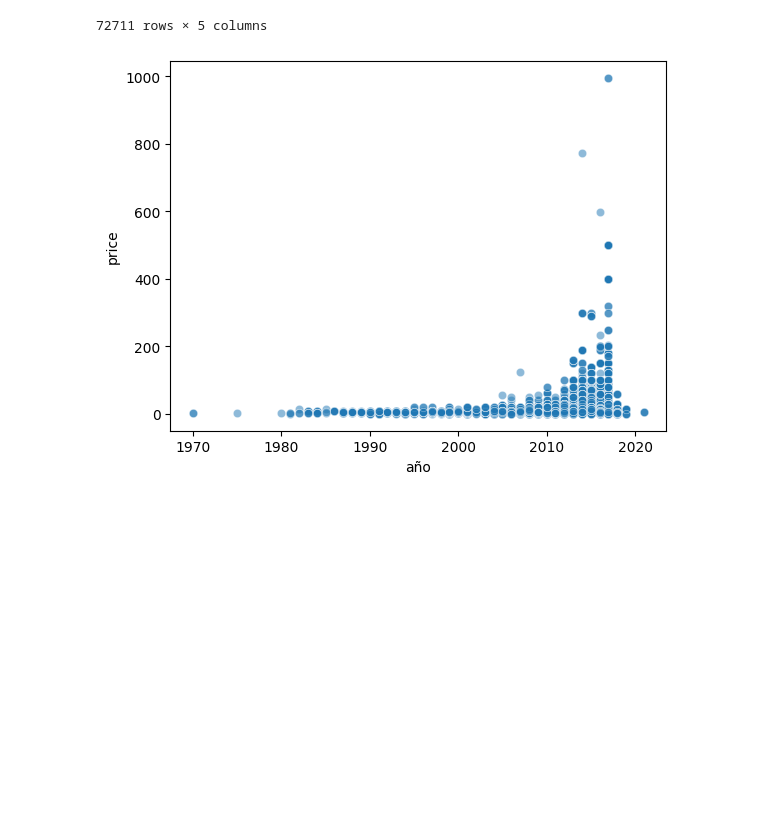
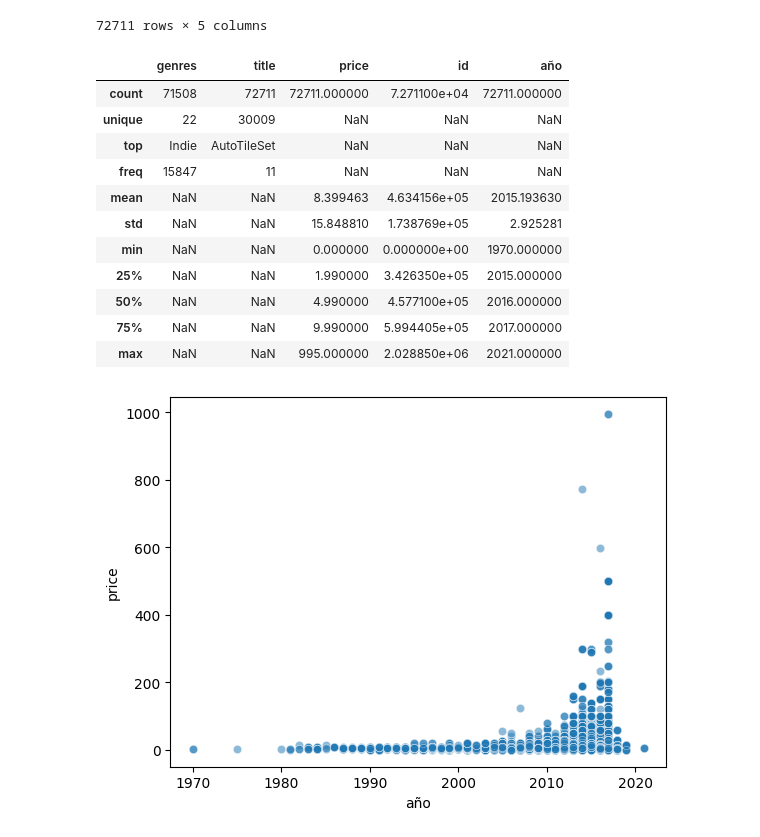
Before and after one commit to Lukitens/PI_ML_OPS, a Jupyter notebook: eda.ipynb, the cells around one changed output. Saved outputs shown, nothing was run; the diff lists cells and outputs as text; code cells hidden in the pictures; blank space fills up the shorter version.

```diff
--- a/eda.ipynb
+++ b/eda.ipynb
@@ -90,6 +105,21 @@ steam_games
 | 72709 | Casual | EXIT 2 - Directions | 4.99 | 658870 | 2017 |
 | 72710 | Indie | EXIT 2 - Directions | 4.99 | 658870 | 2017 |
 72711 rows × 5 columns
+# %%
+steam_games.describe(include="all")
+# %% [output]
+|  | genres | title | price | id | año |
+| count | 71508 | 72711 | 72711.000000 | 7.271100e+04 | 72711.000000 |
+| unique | 22 | 30009 | NaN | NaN | NaN |
+| top | Indie | AutoTileSet | NaN | NaN | NaN |
+| freq | 15847 | 11 | NaN | NaN | NaN |
+| mean | NaN | NaN | 8.399463 | 4.634156e+05 | 2015.193630 |
+| std | NaN | NaN | 15.848810 | 1.738769e+05 | 2.925281 |
+| min | NaN | NaN | 0.000000 | 0.000000e+00 | 1970.000000 |
+| 25% | NaN | NaN | 1.990000 | 3.426350e+05 | 2015.000000 |
+| 50% | NaN | NaN | 4.990000 | 4.577100e+05 | 2016.000000 |
+| 75% | NaN | NaN | 9.990000 | 5.994405e+05 | 2017.000000 |
+| max | NaN | NaN | 995.000000 | 2.028850e+06 | 2021.000000 |
 # %%
 sns.scatterplot(data=steam_games, x="año", y="price", alpha=0.5)
 plt.show()
```
Also changed, not shown: parts of 5 cells of this notebook.
